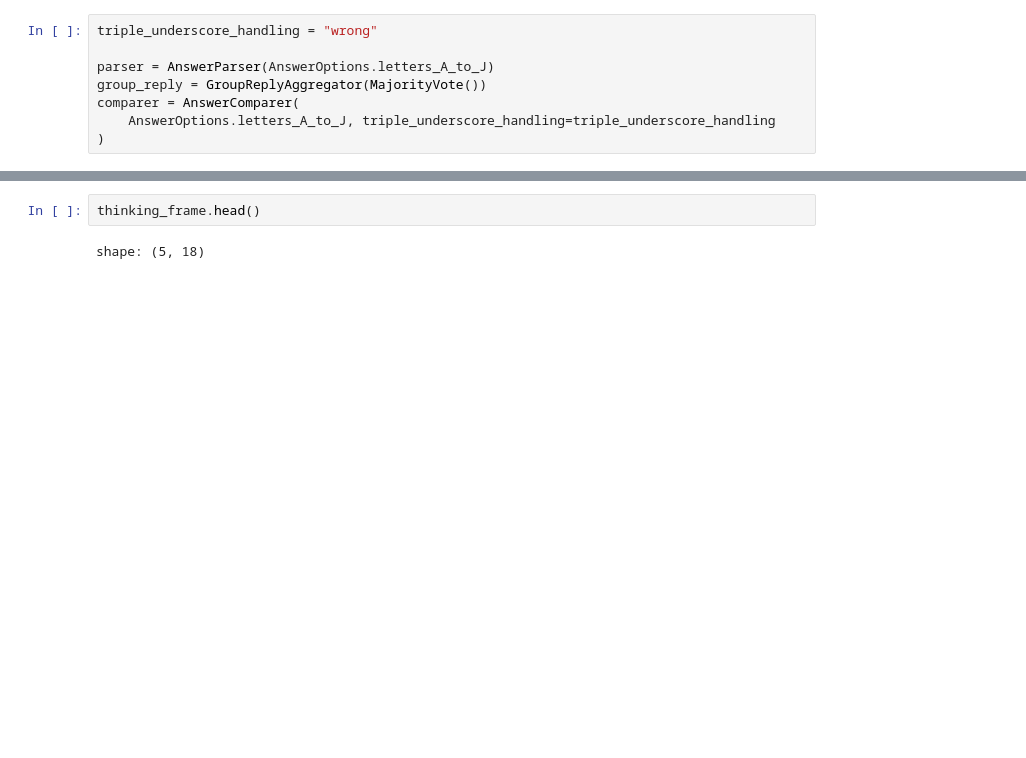
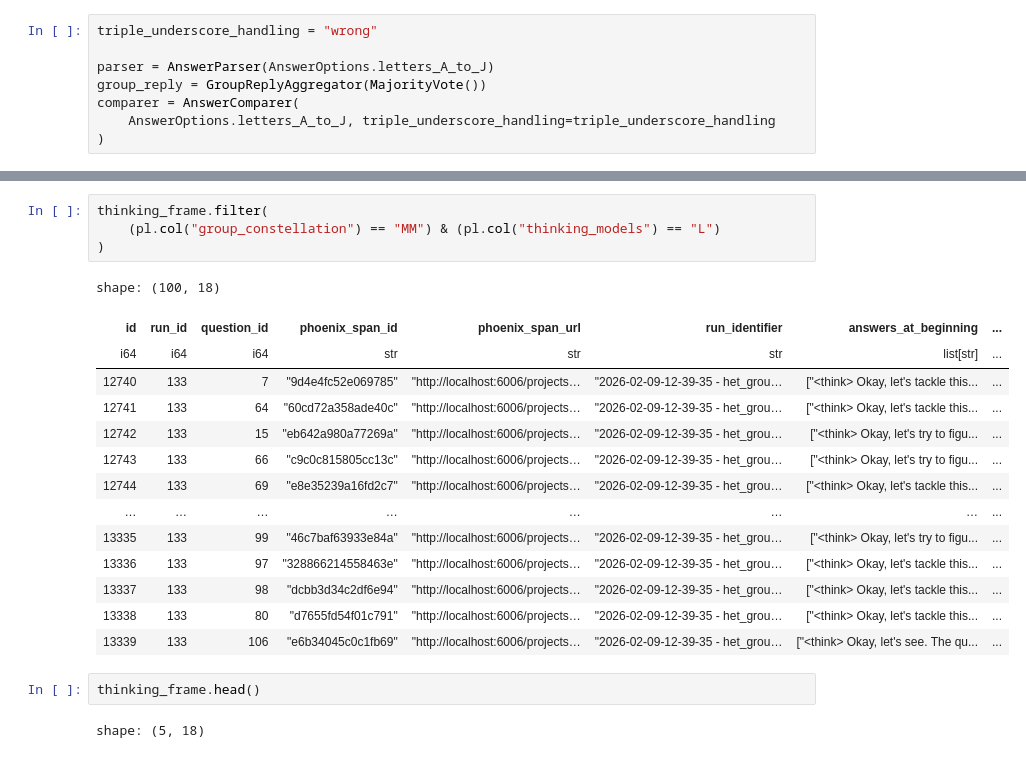
Before and after one commit to XfensorX/Beyond-Multi-Agent-Debate, a Jupyter notebook: src/social_groups/analysis/defs/notebooks/thinking_mad_analysis.ipynb, the cells around one changed output, grey strips where cells are left out. Drawn from its saved outputs; the diff is of its cells as text; blank space fills up the shorter version.

```diff
--- a/src/social_groups/analysis/defs/notebooks/thinking_mad_analysis.ipynb
+++ b/src/social_groups/analysis/defs/notebooks/thinking_mad_analysis.ipynb
@@ -38,3 +42,22 @@ thinking_frame: pl.DataFrame = defs().load_asset_value("thinking_mad")
+# %%
+thinking_frame.filter(
+    (pl.col("group_constellation") == "MM") & (pl.col("thinking_models") == "L")
+)
+# %% [output]
+shape: (100, 18)
+| id | run_id | question_id | phoenix_span_id | phoenix_span_url | run_identifier | answers_at_beginning | ... |
+| i64 | i64 | i64 | str | str | str | list[str] | ... |
+| 12740 | 133 | 7 | "9d4e4fc52e069785" | "http://localhost:6006/projects… | "2026-02-09-12-39-35 - het_grou… | ["<think> Okay, let's tackle this... | ... |
+| 12741 | 133 | 64 | "60cd72a358ade40c" | "http://localhost:6006/projects… | "2026-02-09-12-39-35 - het_grou… | ["<think> Okay, let's tackle this... | ... |
+| 12742 | 133 | 15 | "eb642a980a77269a" | "http://localhost:6006/projects… | "2026-02-09-12-39-35 - het_grou… | ["<think> Okay, let's try to figu... | ... |
+| 12743 | 133 | 66 | "c9c0c815805cc13c" | "http://localhost:6006/projects… | "2026-02-09-12-39-35 - het_grou… | ["<think> Okay, let's try to figu... | ... |
+| 12744 | 133 | 69 | "e8e35239a16fd2c7" | "http://localhost:6006/projects… | "2026-02-09-12-39-35 - het_grou… | ["<think> Okay, let's tackle this... | ... |
+| … | … | … | … | … | … | … | ... |
+| 13335 | 133 | 99 | "46c7baf63933e84a" | "http://localhost:6006/projects… | "2026-02-09-12-39-35 - het_grou… | ["<think> Okay, let's try to figu... | ... |
+| 13336 | 133 | 97 | "328866214558463e" | "http://localhost:6006/projects… | "2026-02-09-12-39-35 - het_grou… | ["<think> Okay, let's tackle this... | ... |
+| 13337 | 133 | 98 | "dcbb3d34c2df6e94" | "http://localhost:6006/projects… | "2026-02-09-12-39-35 - het_grou… | ["<think> Okay, let's tackle this... | ... |
+| 13338 | 133 | 80 | "d7655fd54f01c791" | "http://localhost:6006/projects… | "2026-02-09-12-39-35 - het_grou… | ["<think> Okay, let's tackle this... | ... |
+| 13339 | 133 | 106 | "e6b34045c0c1fb69" | "http://localhost:6006/projects… | "2026-02-09-12-39-35 - het_grou… | ["<think> Okay, let's see. The qu... | ... |
 # %%
 thinking_frame.head()
 # %% [output]
```
Also changed, not shown: parts of 16 cells of this notebook, 4 other files.
